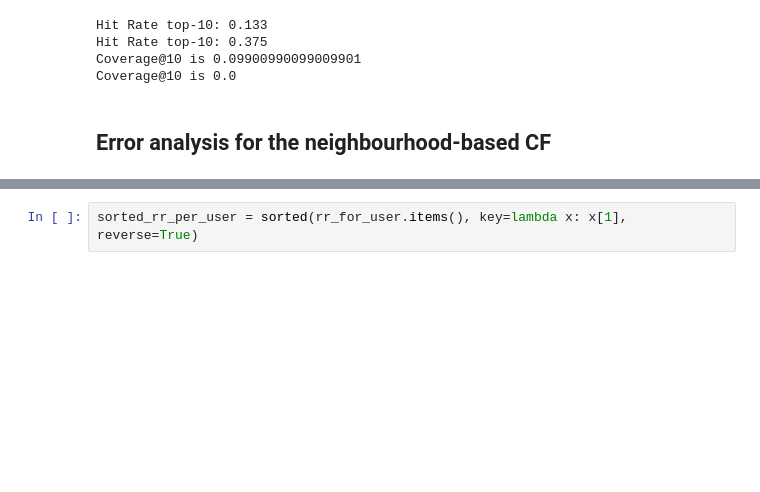
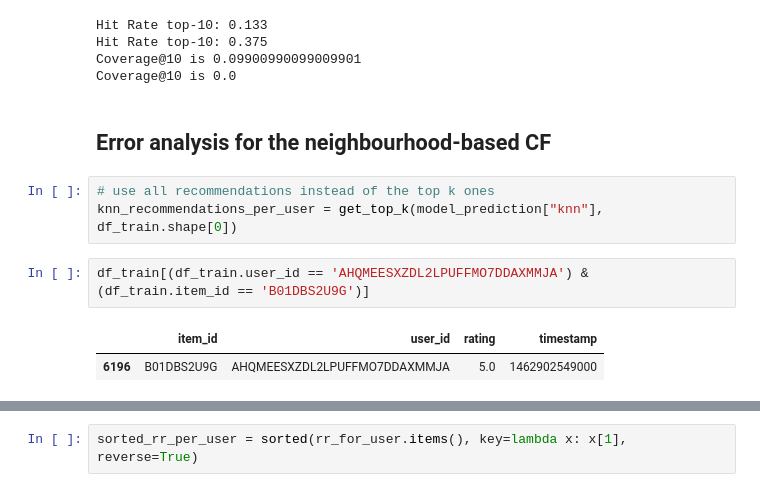
Before and after one commit to danielpenchev98/Web-Recommender-Systems-2025, a Jupyter notebook: project/project.ipynb, the cells around one changed output, grey strips where cells are left out. Saved outputs shown, nothing was run; the diff lists cells and outputs as text; blank space fills up the shorter version.

```diff
--- a/project/project.ipynb
+++ b/project/project.ipynb
@@ -880,3 +879,11 @@ Coverage@10 is 0.09900990099009901
 Coverage@10 is 0.0
 # %% [markdown]
 ## Error analysis for the neighbourhood-based CF
+# %%
+# use all recommendations instead of the top k ones
+knn_recommendations_per_user = get_top_k(model_prediction["knn"], df_train.shape[0])
+# %%
+df_train[(df_train.user_id == 'AHQMEESXZDL2LPUFFMO7DDAXMMJA') & (df_train.item_id == 'B01DBS2U9G')]
+# %% [output]
+|  | item_id | user_id | rating | timestamp |
+| 6196 | B01DBS2U9G | AHQMEESXZDL2LPUFFMO7DDAXMMJA | 5.0 | 1462902549000 |
```
Also changed, not shown: parts of 27 cells of this notebook, 5 other files.
